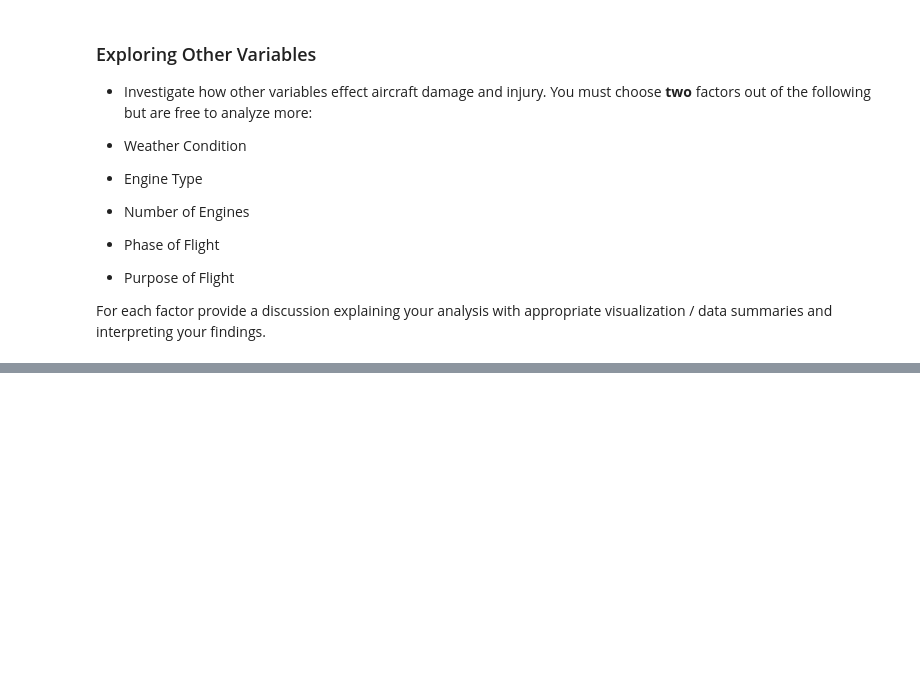
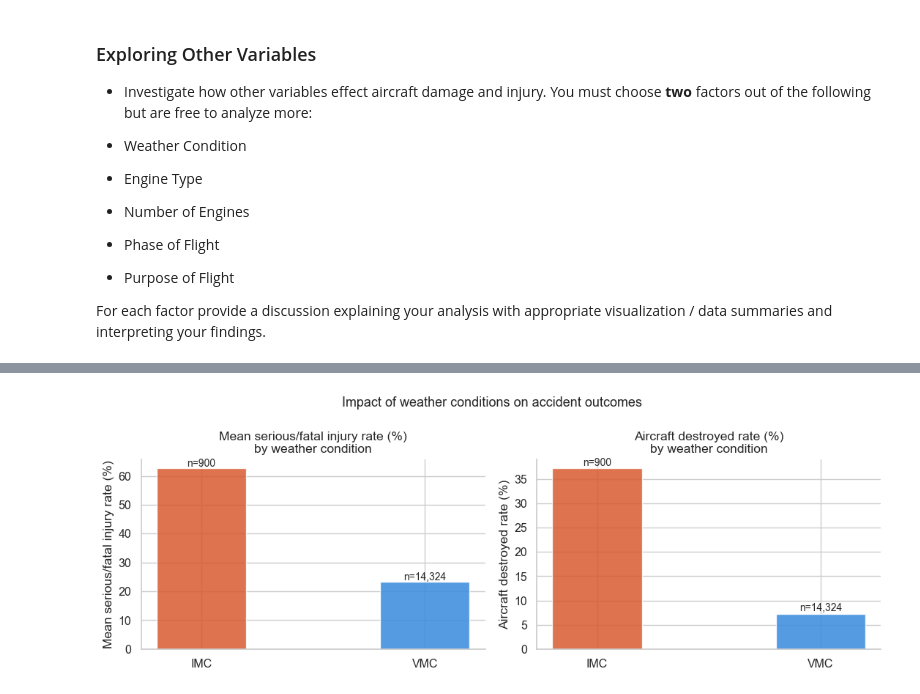
Before and after one commit to janemurungi2-creator/dsc-course0-m8-lab, a Jupyter notebook: Aviation_Accidents_Data_Analysis.ipynb, the cells around one changed output, grey strips where cells are left out. Drawn from its saved outputs; the diff is of its cells as text; code cells hidden in the pictures; blank space fills up the shorter version.

Commit message:
analysis: exploring weather coditions,engine type,summarise final model and make recommendations for insurer

```diff
--- a/Aviation_Accidents_Data_Analysis.ipynb
+++ b/Aviation_Accidents_Data_Analysis.ipynb
@@ -522,0 +536,10 @@ For each factor provide a discussion explaining your analysis with appropriate v
+# %%
+weather = df[df['Weather.Condition'].isin(['VMC','IMC'])].copy()
+weather_stats = weather.groupby('Weather.Condition').agg(
+    mean_sf        = ('Serious_Fatal_Frac', 'mean'),
+    median_sf      = ('Serious_Fatal_Frac', 'median'),
+    mean_destroyed = ('Destroyed', 'mean'),
+    n              = ('Serious_Fatal_Frac', 'count')
+).round(4)
+print('Weather condition safety summary:')
+weather_stats
@@ -522,0 +552,27 @@ For each factor provide a discussion explaining your analysis with appropriate v
+# %%
+fig, axes = plt.subplots(1, 2, figsize=(11, 4))
+colors = {'VMC': '#378ADD', 'IMC': '#D85A30'}
+
+for ax, metric, label in zip(
+    axes,
+    ['mean_sf', 'mean_destroyed'],
+    ['Mean serious/fatal injury rate (%)', 'Aircraft destroyed rate (%)']
+):
+    vals = weather_stats[metric] * 100
+    bars = ax.bar(vals.index, vals.values,
+                  color=[colors[c] for c in vals.index],
+                  alpha=0.85, width=0.4)
+    ax.set_ylabel(label)
+    ax.set_title(f'{label}\nby weather condition')
+    ax.spines[['top','right']].set_visible(False)
+    for bar, (cond, row) in zip(bars, weather_stats.iterrows()):
+        ax.text(bar.get_x() + bar.get_width()/2,
+                bar.get_height() + 0.5,
+                f"n={int(row['n']):,}",
+                ha='center', fontsize=10)
+
+plt.suptitle('Impact of weather conditions on accident outcomes', fontsize=13)
+plt.tight_layout()
+plt.show()
+# %% [output]
+[figure, added]
```
Also changed, not shown: parts of 10 cells of this notebook.
